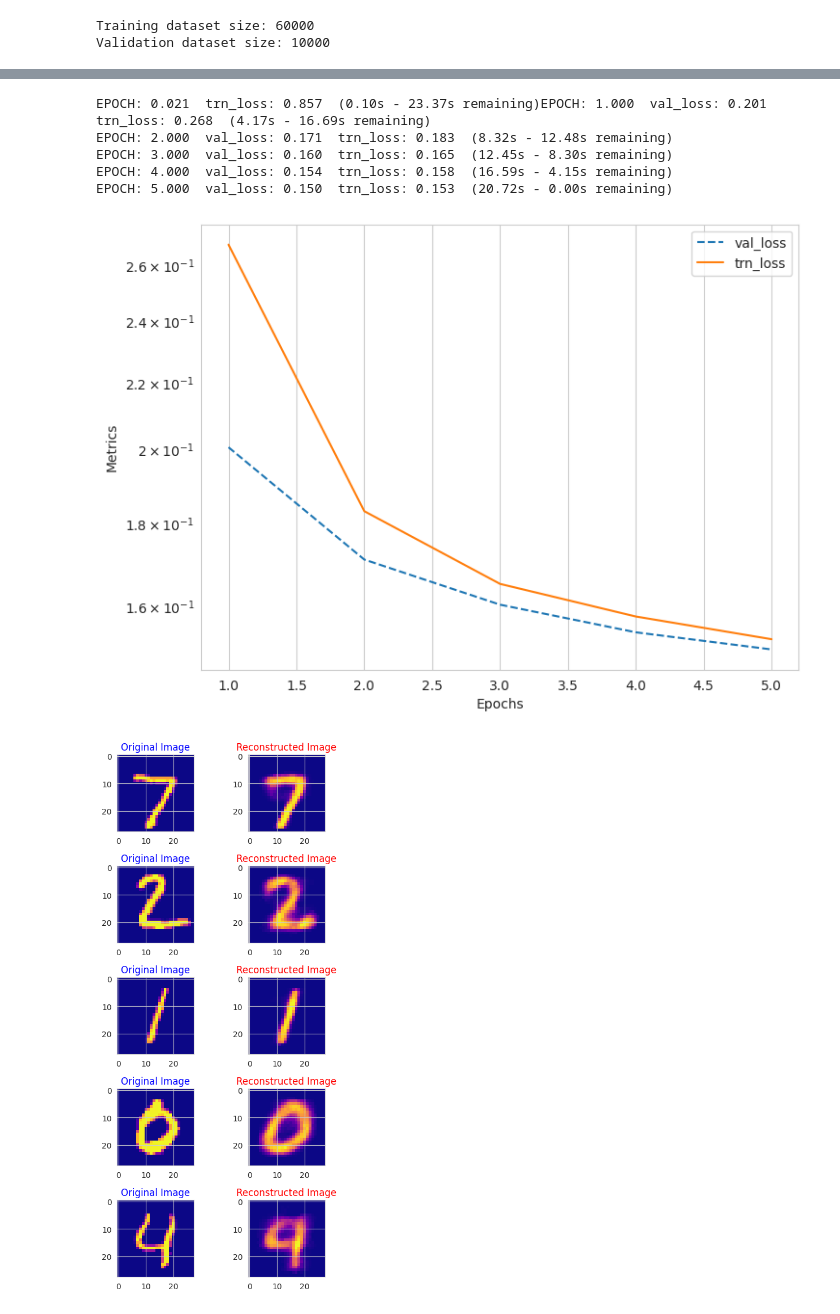
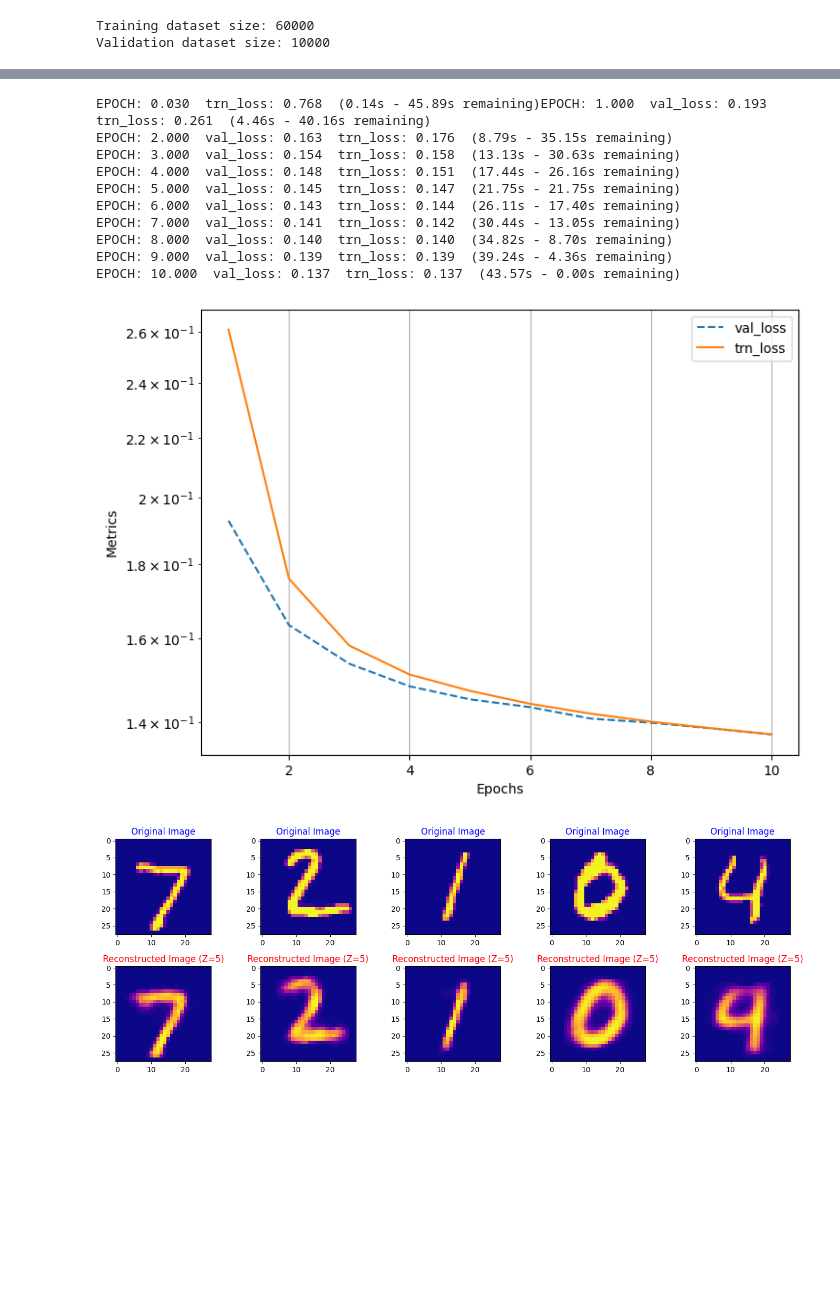
Before and after one commit to ayushraina2028/Term-Paper, a Jupyter notebook: Codes/AutoEncoder1.ipynb, the cells around one changed output, grey strips where cells are left out. Drawn from its saved outputs; the diff is of its cells as text; code cells hidden in the pictures; blank space fills up the shorter version.

```diff
--- a/Codes/AutoEncoder1.ipynb
+++ b/Codes/AutoEncoder1.ipynb
@@ -136,7 +136,7 @@ criterion = nn.MSELoss()
 optimiser = torch.optim.AdamW(model.parameters(), lr=0.001, weight_decay=1e-5)
 # %%
 # Train model over increasing epochs
-numEpochs = 5
+numEpochs = 10
 
 # report
 from torch_snippets import Report
@@ -157,39 +157,44 @@ for epoch in range(numEpochs):
     log.report_avgs(epoch+1)
 log.plot_epochs(log=True)
 # %% [output]
-EPOCH: 0.021  trn_loss: 0.857  (0.10s - 23.37s remaining)EPOCH: 1.000  val_loss: 0.201  trn_loss: 0.268  (4.17s - 16.69s remaining)
-EPOCH: 2.000  val_loss: 0.171  trn_loss: 0.183  (8.32s - 12.48s remaining)
-EPOCH: 3.000  val_loss: 0.160  trn_loss: 0.165  (12.45s - 8.30s remaining)
-EPOCH: 4.000  val_loss: 0.154  trn_loss: 0.158  (16.59s - 4.15s remaining)
-EPOCH: 5.000  val_loss: 0.150  trn_loss: 0.153  (20.72s - 0.00s remaining)
+EPOCH: 0.030  trn_loss: 0.768  (0.14s - 45.89s remaining)EPOCH: 1.000  val_loss: 0.193  trn_loss: 0.261  (4.46s - 40.16s remaining)
+EPOCH: 2.000  val_loss: 0.163  trn_loss: 0.176  (8.79s - 35.15s remaining)
+EPOCH: 3.000  val_loss: 0.154  trn_loss: 0.158  (13.13s - 30.63s remaining)
+EPOCH: 4.000  val_loss: 0.148  trn_loss: 0.151  (17.44s - 26.16s remaining)
+EPOCH: 5.000  val_loss: 0.145  trn_loss: 0.147  (21.75s - 21.75s remaining)
+EPOCH: 6.000  val_loss: 0.143  trn_loss: 0.144  (26.11s - 17.40s remaining)
+EPOCH: 7.000  val_loss: 0.141  trn_loss: 0.142  (30.44s - 13.05s remaining)
+EPOCH: 8.000  val_loss: 0.140  trn_loss: 0.140  (34.82s - 8.70s remaining)
+EPOCH: 9.000  val_loss: 0.139  trn_loss: 0.139  (39.24s - 4.36s remaining)
+EPOCH: 10.000  val_loss: 0.137  trn_loss: 0.137  (43.57s - 0.00s remaining)
-[figure, old version]
+[figure, new version]
 # %%
 import matplotlib.pyplot as plt
 
-# Create subplots with 5 rows and 2 columns
-fig, axs = plt.subplots(5, 2, figsize=(5, 10))
+# Create subplots with 2 rows and 5 columns, transposed
+fig, axs = plt.subplots(2, 5, figsize=(14, 5))
 
 # Iterate over 5 images in the validation set
 for i in range(5):
     # Get the i-th image and send it to the device
     image, _ = validation_dataset[i]
     image = image.unsqueeze(0).to(device)
 
     # Generate the output using the model
     output = model(image)
 
     # Plot the original image
-    axs[i, 0].imshow(image.cpu().numpy().squeeze(), cmap='plasma')
-    axs[i, 0].set_title('Original Image', fontsize=12, color='blue')
+    axs[0, i].imshow(image.cpu().numpy().squeeze(), cmap='plasma')
+    axs[0, i].set_title('Original Image', fontsize=12, color='blue')
 
     # Plot the reconstructed image
-    axs[i, 1].imshow(output.cpu().detach().numpy().squeeze(), cmap='plasma')
-    axs[i, 1].set_title('Reconstructed Image', fontsize=12, color='red')
+    axs[1, i].imshow(output.cpu().detach().numpy().squeeze(), cmap='plasma')
+    axs[1, i].set_title('Reconstructed Image (Z=5)', fontsize=12, color='red')
 
 # Adjust vertical spacing between subplots
 plt.tight_layout()
 
 # Show the plot
 plt.show()
 # %% [output]
-[figure, old version]
+[figure, new version]
```
Also changed, not shown: 3 other files.
